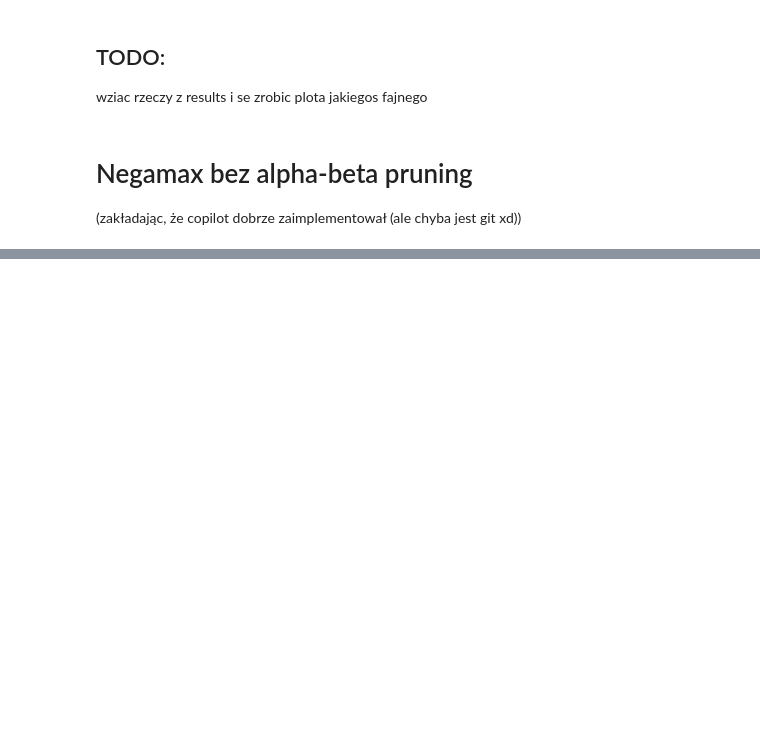
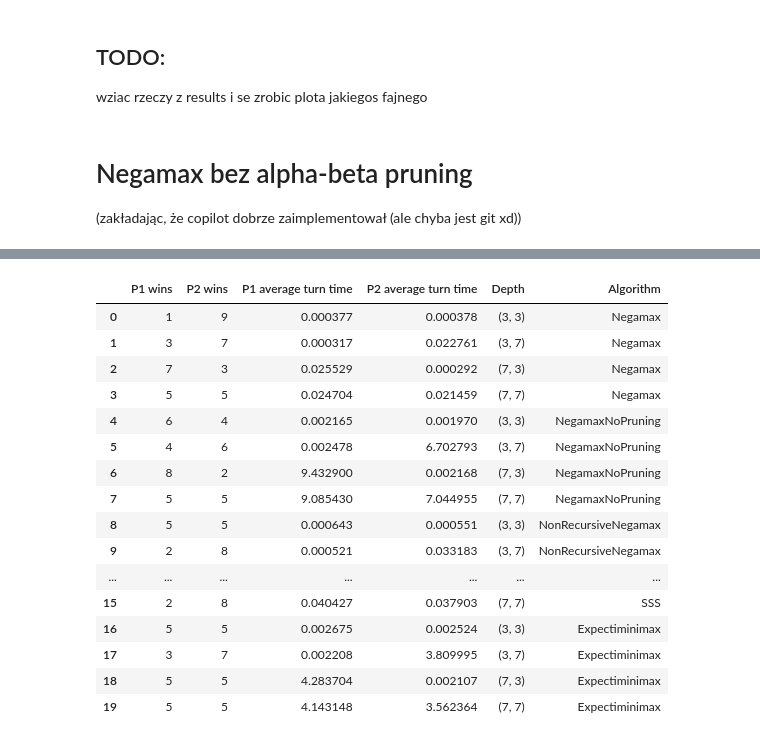
Before and after one commit to Eniterusx/inteligencja-obliczeniowa, a Jupyter notebook: lab1/script.ipynb, the cells around one changed output, grey strips where cells are left out. Saved outputs shown, nothing was run; the diff lists cells and outputs as text; code cells hidden in the pictures; blank space fills up the shorter version.

```diff
--- a/lab1/script.ipynb
+++ b/lab1/script.ipynb
@@ -135,0 +338,28 @@ print(results)
+# %%
+# Append all non-deterministic dataframes together
+df_non_deterministic = pd.concat([prepare_dataframe(negamax_results, False, "Negamax"),
+                prepare_dataframe(negamax_no_pruning_results, False, "NegamaxNoPruning"),
+                prepare_dataframe(non_recursive_negamax_results, False, "NonRecursiveNegamax"),
+                prepare_dataframe(sss_results, False, "SSS"),
+                prepare_dataframe(expectiminimax_results, False, "Expectiminimax")])
+
+df_non_deterministic.reset_index(drop=True, inplace=True)
+df_non_deterministic
+# %% [output]
+|  | P1 wins | P2 wins | P1 average turn time | P2 average turn time | Depth | Algorithm |
+| 0 | 1 | 9 | 0.000377 | 0.000378 | (3, 3) | Negamax |
+| 1 | 3 | 7 | 0.000317 | 0.022761 | (3, 7) | Negamax |
+| 2 | 7 | 3 | 0.025529 | 0.000292 | (7, 3) | Negamax |
+| 3 | 5 | 5 | 0.024704 | 0.021459 | (7, 7) | Negamax |
+| 4 | 6 | 4 | 0.002165 | 0.001970 | (3, 3) | NegamaxNoPruning |
+| 5 | 4 | 6 | 0.002478 | 6.702793 | (3, 7) | NegamaxNoPruning |
+| 6 | 8 | 2 | 9.432900 | 0.002168 | (7, 3) | NegamaxNoPruning |
+| 7 | 5 | 5 | 9.085430 | 7.044955 | (7, 7) | NegamaxNoPruning |
+| 8 | 5 | 5 | 0.000643 | 0.000551 | (3, 3) | NonRecursiveNegamax |
+| 9 | 2 | 8 | 0.000521 | 0.033183 | (3, 7) | NonRecursiveNegamax |
+| ... | ... | ... | ... | ... | ... | ... |
+| 15 | 2 | 8 | 0.040427 | 0.037903 | (7, 7) | SSS |
+| 16 | 5 | 5 | 0.002675 | 0.002524 | (3, 3) | Expectiminimax |
+| 17 | 3 | 7 | 0.002208 | 3.809995 | (3, 7) | Expectiminimax |
+| 18 | 5 | 5 | 4.283704 | 0.002107 | (7, 3) | Expectiminimax |
+| 19 | 5 | 5 | 4.143148 | 3.562364 | (7, 7) | Expectiminimax |
```
Also changed, not shown: parts of 14 cells of this notebook, 13 other files.
